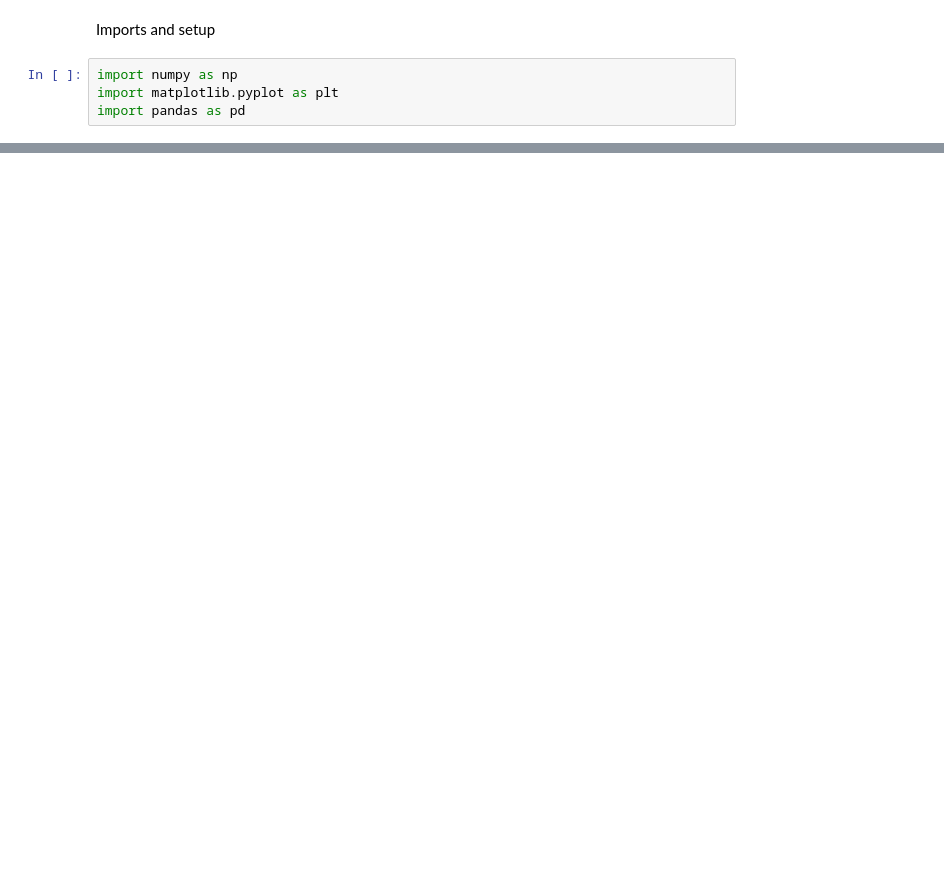
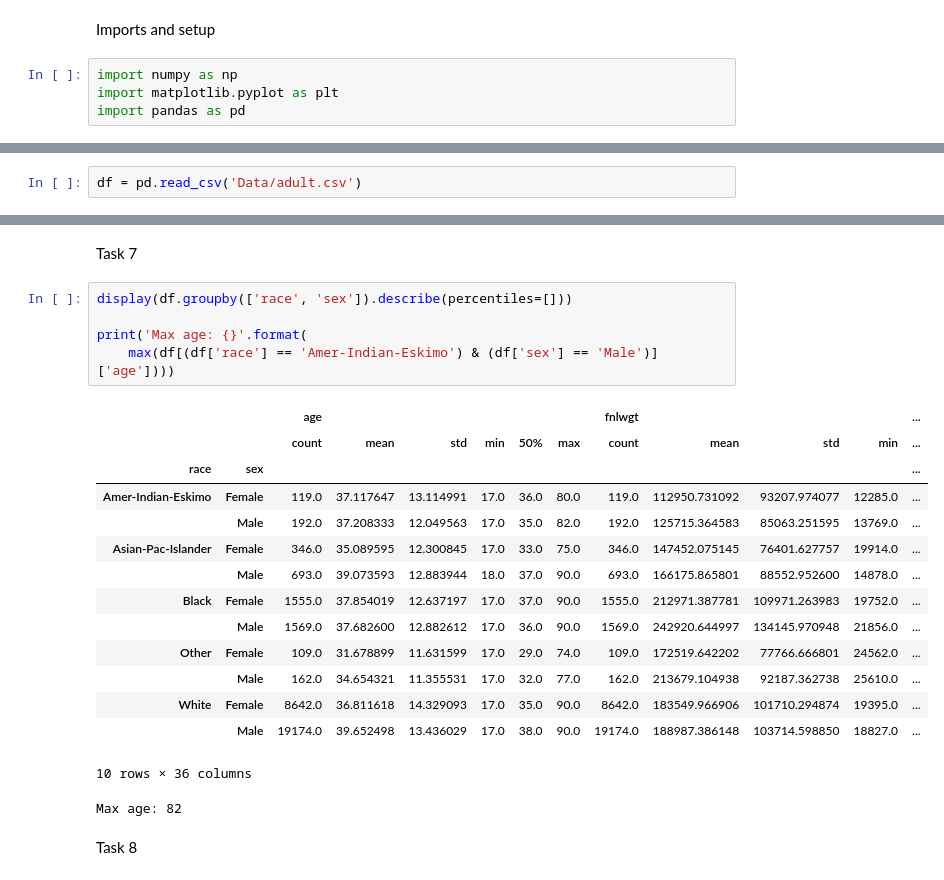
Before and after one commit to FVladislove/Deep-machine-learning-labs, a Jupyter notebook: main.ipynb, the cells around one changed output, grey strips where cells are left out. Cells and saved outputs as stored; diff of their text form; blank space fills up the shorter version.

```diff
--- a/main.ipynb
+++ b/main.ipynb
@@ -111,0 +7,2 @@ j    dog  3.0       1       no
+# %%
+df = pd.read_csv('Data/adult.csv')
@@ -111,0 +65,25 @@ j    dog  3.0       1       no
+# %% [markdown]
+Task 7
+# %%
+display(df.groupby(['race', 'sex']).describe(percentiles=[]))
+
+print('Max age: {}'.format(
+    max(df[(df['race'] == 'Amer-Indian-Eskimo') & (df['sex'] == 'Male')]['age'])))
+# %% [output]
+|  |  | age |  |  |  |  |  | fnlwgt |  |  |  | ... |
+|  |  | count | mean | std | min | 50% | max | count | mean | std | min | ... |
+| race | sex |  |  |  |  |  |  |  |  |  |  | ... |
+| Amer-Indian-Eskimo | Female | 119.0 | 37.117647 | 13.114991 | 17.0 | 36.0 | 80.0 | 119.0 | 112950.731092 | 93207.974077 | 12285.0 | ... |
+|  | Male | 192.0 | 37.208333 | 12.049563 | 17.0 | 35.0 | 82.0 | 192.0 | 125715.364583 | 85063.251595 | 13769.0 | ... |
+| Asian-Pac-Islander | Female | 346.0 | 35.089595 | 12.300845 | 17.0 | 33.0 | 75.0 | 346.0 | 147452.075145 | 76401.627757 | 19914.0 | ... |
+|  | Male | 693.0 | 39.073593 | 12.883944 | 18.0 | 37.0 | 90.0 | 693.0 | 166175.865801 | 88552.952600 | 14878.0 | ... |
+| Black | Female | 1555.0 | 37.854019 | 12.637197 | 17.0 | 37.0 | 90.0 | 1555.0 | 212971.387781 | 109971.263983 | 19752.0 | ... |
+|  | Male | 1569.0 | 37.682600 | 12.882612 | 17.0 | 36.0 | 90.0 | 1569.0 | 242920.644997 | 134145.970948 | 21856.0 | ... |
+| Other | Female | 109.0 | 31.678899 | 11.631599 | 17.0 | 29.0 | 74.0 | 109.0 | 172519.642202 | 77766.666801 | 24562.0 | ... |
+|  | Male | 162.0 | 34.654321 | 11.355531 | 17.0 | 32.0 | 77.0 | 162.0 | 213679.104938 | 92187.362738 | 25610.0 | ... |
+| White | Female | 8642.0 | 36.811618 | 14.329093 | 17.0 | 35.0 | 90.0 | 8642.0 | 183549.966906 | 101710.294874 | 19395.0 | ... |
+|  | Male | 19174.0 | 39.652498 | 13.436029 | 17.0 | 38.0 | 90.0 | 19174.0 | 188987.386148 | 103714.598850 | 18827.0 | ... |
+10 rows × 36 columns
+Max age: 82
+# %% [markdown]
+Task 8
```
Also changed, not shown: parts of 21 cells of this notebook, 2 other files.
